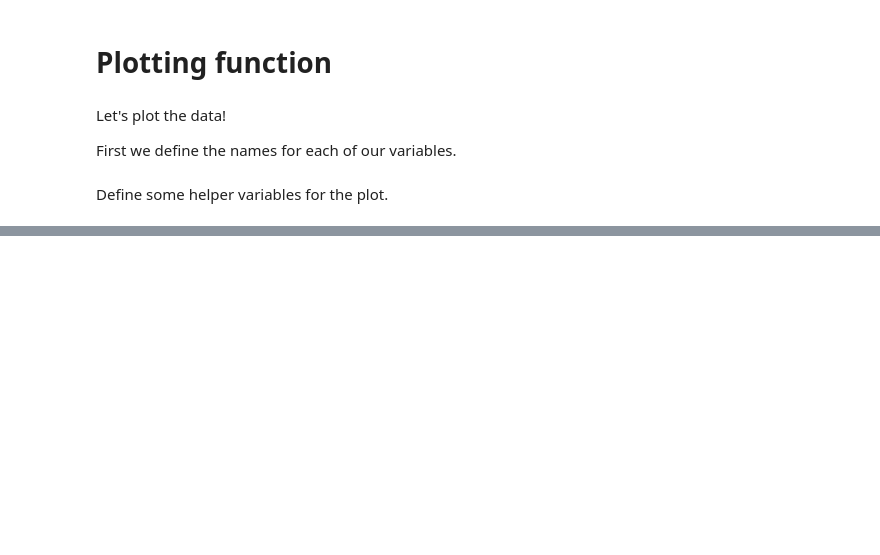
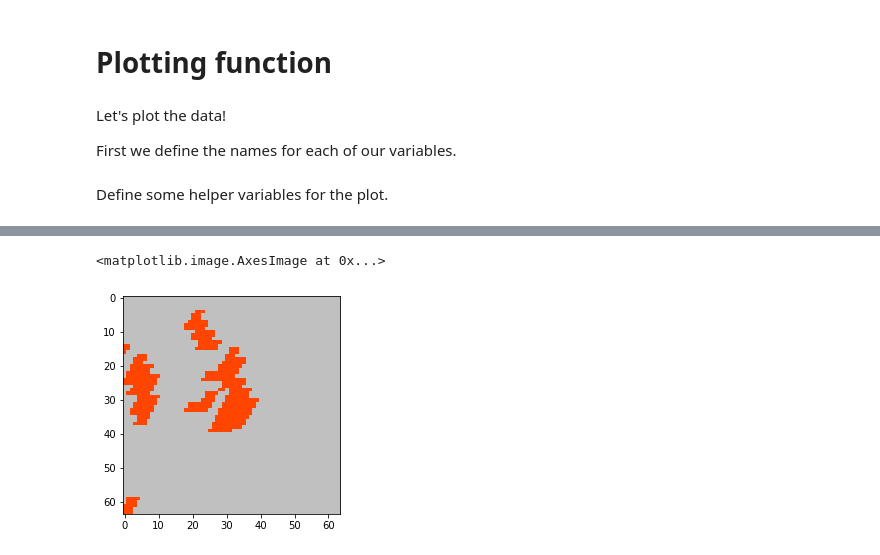
Before and after one commit to KamenShah/Wildfire_Spread_Prediction, a Jupyter notebook: wildfire-personal-copy-everything.ipynb, the cells around one changed output, grey strips where cells are left out. Saved outputs shown, nothing was run; the diff lists cells and outputs as text; code cells hidden in the pictures; blank space fills up the shorter version.

```diff
--- a/wildfire-personal-copy-everything.ipynb
+++ b/wildfire-personal-copy-everything.ipynb
@@ -1102,0 +809,4 @@ display_mask(0)
+# %%
+preds = tf.math.argmax(pred, axis=-1)
+# %%
+labelss = tf.reshape(labels, [100,64,64])
@@ -1102,0 +831,5 @@ display_mask(0)
+# %%
+plt.imshow(labelss[20, :, :], cmap=CMAP, norm=NORM)
+# %% [output]
+<matplotlib.image.AxesImage at 0x...>
+[figure, added]
```
Also changed, not shown: parts of 72 cells of this notebook, 1 other file.
